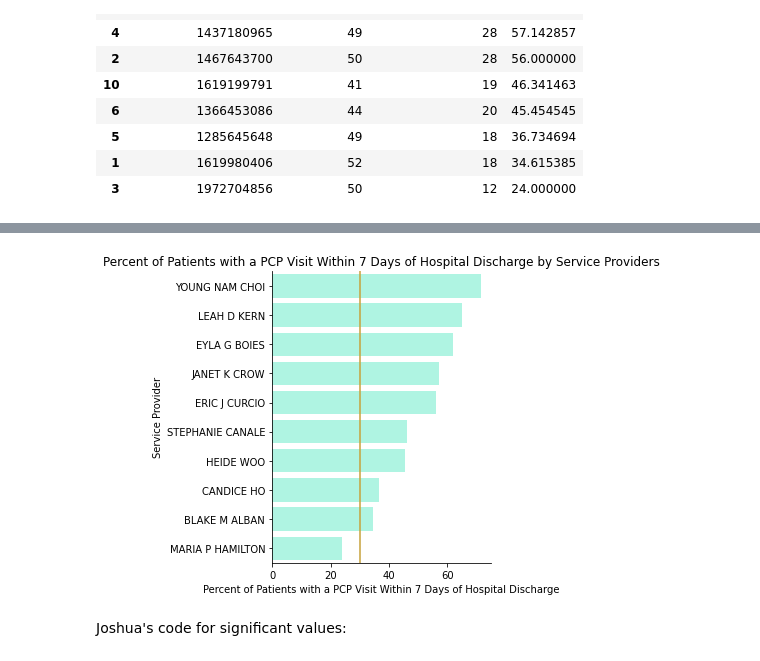
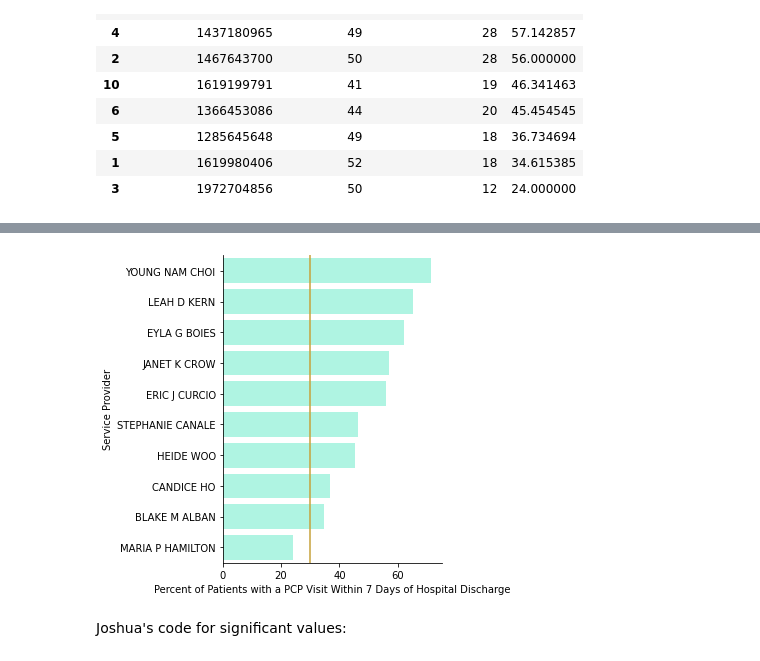
Before and after one commit to Engu12/hospital-readmission_pandas, a Jupyter notebook: hilber_notebook.ipynb, the cells around one changed output, grey strips where cells are left out. Cells and saved outputs as stored; diff of their text form; code cells hidden in the pictures.

```diff
--- a/hilber_notebook.ipynb
+++ b/hilber_notebook.ipynb
@@ -1504,16 +1503,15 @@ service_providers4
 # %%
 sns.catplot(data=service_providers4, x='pcp_rate', y='name', kind='bar', color='#a4ffe7', ci=None, orient='h',
            order = (service_providers4.
                      sort_values('pcp_rate', ascending = False)['name']
                      ))
 plt.xlabel('Percent of Patients with a PCP Visit Within 7 Days of Hospital Discharge')
 plt.ylabel('Service Provider')
-plt.title('Percent of Patients with a PCP Visit Within 7 Days of Hospital Discharge by Service Providers')
 plt.tight_layout()
 plt.axvline(30, color = '#c6a139')
 plt.savefig('seespcp_rate_by_service_provider_sns_catplot.png', transparent=True, bbox_inches="tight");
 # %% [output]
-[figure, old version]
+[figure, new version]
 # %% [markdown]
 Joshua's code for significant values:
 # %%
```
Also changed, not shown: parts of 14 cells of this notebook, 2 other files.
